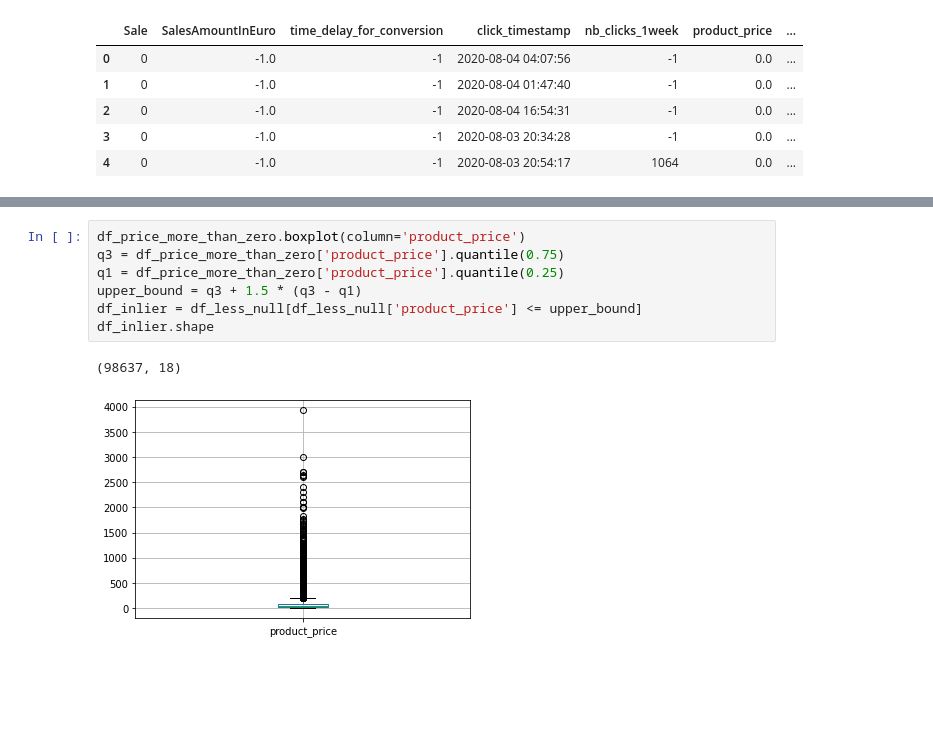
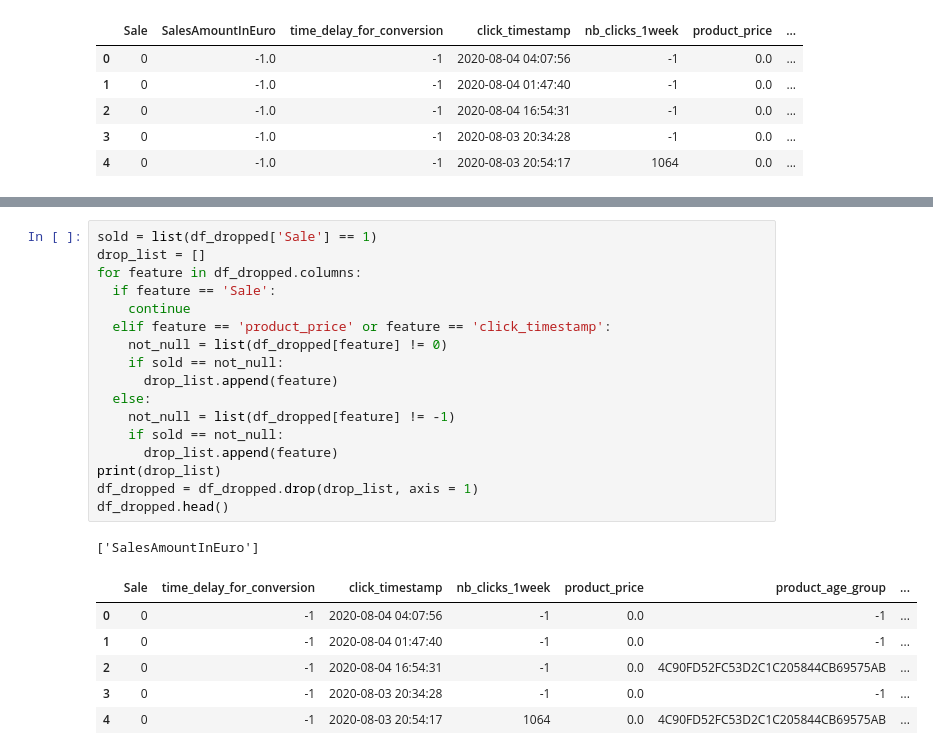
Before and after one commit to samousavizade/Criteo-recommender, a Jupyter notebook: ML_Project.ipynb, the cells around one changed output, grey strips where cells are left out. Drawn from its saved outputs; the diff is of its cells as text; blank space fills up the shorter version.

Commit message:
Dropping columns which has non null value only when sale label is one

```diff
--- a/ML_Project.ipynb
+++ b/ML_Project.ipynb
@@ -185,10 +133,25 @@ df_price_more_than_zero.describe()
-# %%
-df_price_more_than_zero.boxplot(column='product_price')
-q3 = df_price_more_than_zero['product_price'].quantile(0.75)
-q1 = df_price_more_than_zero['product_price'].quantile(0.25)
-upper_bound = q3 + 1.5 * (q3 - q1)
-df_inlier = df_less_null[df_less_null['product_price'] <= upper_bound]
-df_inlier.shape
-# %% [output]
-(98637, 18)
-[figure, removed]
+# %%
+sold = list(df_dropped['Sale'] == 1)
+drop_list = []
+for feature in df_dropped.columns:
+  if feature == 'Sale':
+    continue
+  elif feature == 'product_price' or feature == 'click_timestamp':
+    not_null = list(df_dropped[feature] != 0)
+    if sold == not_null:
+      drop_list.append(feature)
+  else:
+    not_null = list(df_dropped[feature] != -1)
+    if sold == not_null:
+      drop_list.append(feature)
+print(drop_list)
+df_dropped = df_dropped.drop(drop_list, axis = 1)
+df_dropped.head()
+# %% [output]
+['SalesAmountInEuro']
+|  | Sale | time_delay_for_conversion | click_timestamp | nb_clicks_1week | product_price | product_age_group | ... |
+| 0 | 0 | -1 | 2020-08-04 04:07:56 | -1 | 0.0 | -1 | ... |
+| 1 | 0 | -1 | 2020-08-04 01:47:40 | -1 | 0.0 | -1 | ... |
+| 2 | 0 | -1 | 2020-08-04 16:54:31 | -1 | 0.0 | 4C90FD52FC53D2C1C205844CB69575AB | ... |
+| 3 | 0 | -1 | 2020-08-03 20:34:28 | -1 | 0.0 | -1 | ... |
+| 4 | 0 | -1 | 2020-08-03 20:54:17 | 1064 | 0.0 | 4C90FD52FC53D2C1C205844CB69575AB | ... |
```
Also changed, not shown: parts of 5 cells of this notebook.
